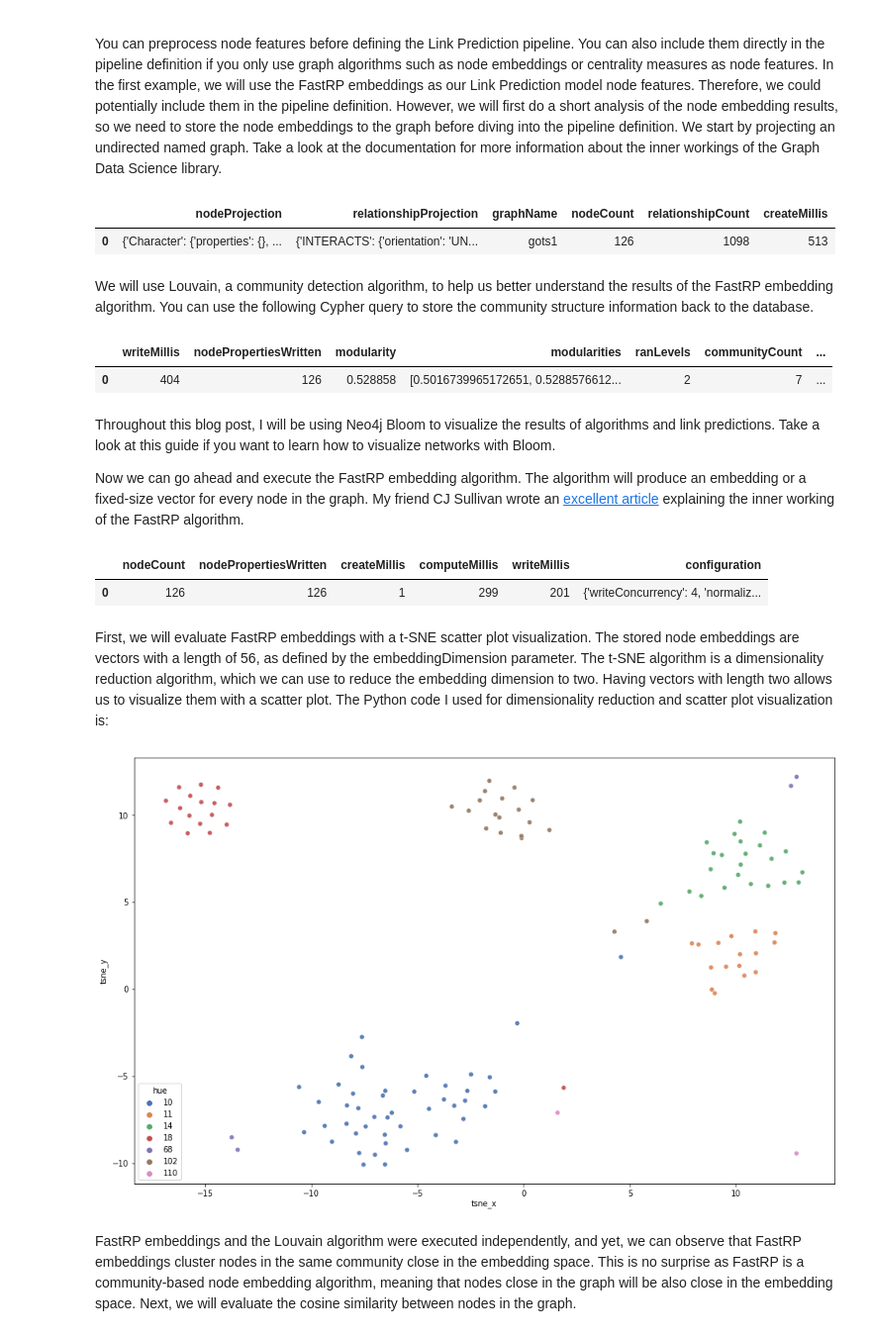
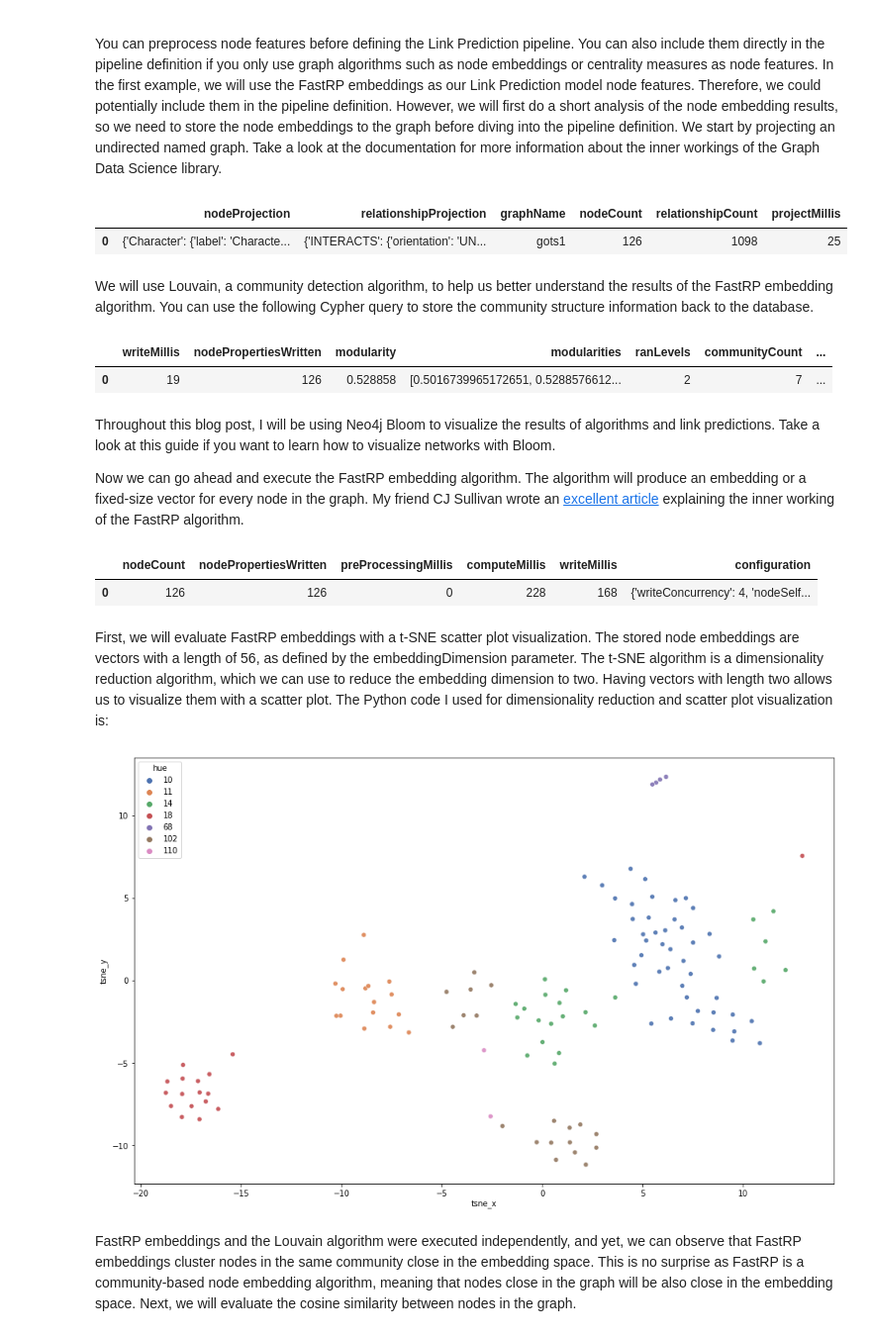
Before and after one commit to tomasonjo/blogs, a Jupyter notebook: lp-combiner/Link prediction combiner.ipynb, the cells around one changed output. Shown at 99% size. Cells and saved outputs as stored; diff of their text form; code cells hidden in the pictures.

```diff
--- a/lp-combiner/Link prediction combiner.ipynb
+++ b/lp-combiner/Link prediction combiner.ipynb
@@ -2,9 +20,9 @@
 # Define Neo4j connections
 import pandas as pd
 from neo4j import GraphDatabase
-host = 'bolt://3.235.89.19:7687'
+host = 'bolt://3.235.2.228:7687'
 user = 'neo4j'
-password = 'ballast-set-proficiencies'
+password = 'seats-drunks-carbon'
 driver = GraphDatabase.driver(host,auth=(user, password))
 
 def run_query(query, params={}):
@@ -51,11 +69,11 @@ Once the node features and link feature combiner are defined, you can train the
 You can preprocess node features before defining the Link Prediction pipeline. You can also include them directly in the pipeline definition if you only use graph algorithms such as node embeddings or centrality measures as node features. In the first example, we will use the FastRP embeddings as our Link Prediction model node features. Therefore, we could potentially include them in the pipeline definition. However, we will first do a short analysis of the node embedding results, so we need to store the node embeddings to the graph before diving into the pipeline definition. We start by projecting an undirected named graph. Take a look at the documentation for more information about the inner workings of the Graph Data Science library.
 # %%
 run_query("""
-CALL gds.graph.create('gots1', 'Character', {INTERACTS:{orientation:'UNDIRECTED', properties:'weight'}})
+CALL gds.graph.project('gots1', 'Character', {INTERACTS:{orientation:'UNDIRECTED', properties:'weight'}})
 """)
 # %% [output]
-|  | nodeProjection | relationshipProjection | graphName | nodeCount | relationshipCount | createMillis |
-| 0 | {'Character': {'properties': {}, ... | {'INTERACTS': {'orientation': 'UN... | gots1 | 126 | 1098 | 513 |
+|  | nodeProjection | relationshipProjection | graphName | nodeCount | relationshipCount | projectMillis |
+| 0 | {'Character': {'label': 'Characte... | {'INTERACTS': {'orientation': 'UN... | gots1 | 126 | 1098 | 25 |
 # %% [markdown]
 We will use Louvain, a community detection algorithm, to help us better understand the results of the FastRP embedding algorithm. You can use the following Cypher query to store the community structure information back to the database.
 # %%
@@ -64,7 +82,7 @@ CALL gds.louvain.write('gots1', {writeProperty:'louvain', relationshipWeightProp
 """)
 # %% [output]
 |  | writeMillis | nodePropertiesWritten | modularity | modularities | ranLevels | communityCount | ... |
-| 0 | 404 | 126 | 0.528858 | [0.5016739965172651, 0.5288576612... | 2 | 7 | ... |
+| 0 | 19 | 126 | 0.528858 | [0.5016739965172651, 0.5288576612... | 2 | 7 | ... |
 # %% [markdown]
 Throughout this blog post, I will be using Neo4j Bloom to visualize the results of algorithms and link predictions. Take a look at this guide if you want to learn how to visualize networks with Bloom.
 
@@ -74,8 +92,8 @@ run_query("""
 CALL gds.fastRP.write('gots1', {writeProperty:'embedding', embeddingDimension:56, relationshipWeightProperty:'weight'})
 """)
 # %% [output]
-|  | nodeCount | nodePropertiesWritten | createMillis | computeMillis | writeMillis | configuration |
-| 0 | 126 | 126 | 1 | 299 | 201 | {'writeConcurrency': 4, 'normaliz... |
+|  | nodeCount | nodePropertiesWritten | preProcessingMillis | computeMillis | writeMillis | configuration |
+| 0 | 126 | 126 | 0 | 228 | 168 | {'writeConcurrency': 4, 'nodeSelf... |
 # %% [markdown]
 First, we will evaluate FastRP embeddings with a t-SNE scatter plot visualization. The stored node embeddings are vectors with a length of 56, as defined by the embeddingDimension parameter. The t-SNE algorithm is a dimensionality reduction algorithm, which we can use to reduce the embedding dimension to two. Having vectors with length two allows us to visualize them with a scatter plot. The Python code I used for dimensionality reduction and scatter plot visualization is:
 # %%
@@ -112,6 +130,6 @@ RETURN c.name as character, c.embedding as embedding, c.louvain as hue
 # %%
 tsne(tsne_input, 'hue')
 # %% [output]
-[figure, old version]
+[figure, new version]
 # %% [markdown]
 FastRP embeddings and the Louvain algorithm were executed independently, and yet, we can observe that FastRP embeddings cluster nodes in the same community close in the embedding space. This is no surprise as FastRP is a community-based node embedding algorithm, meaning that nodes close in the graph will be also close in the embedding space. Next, we will evaluate the cosine similarity between nodes in the graph.
```
Also changed, not shown: parts of 18 cells of this notebook.
